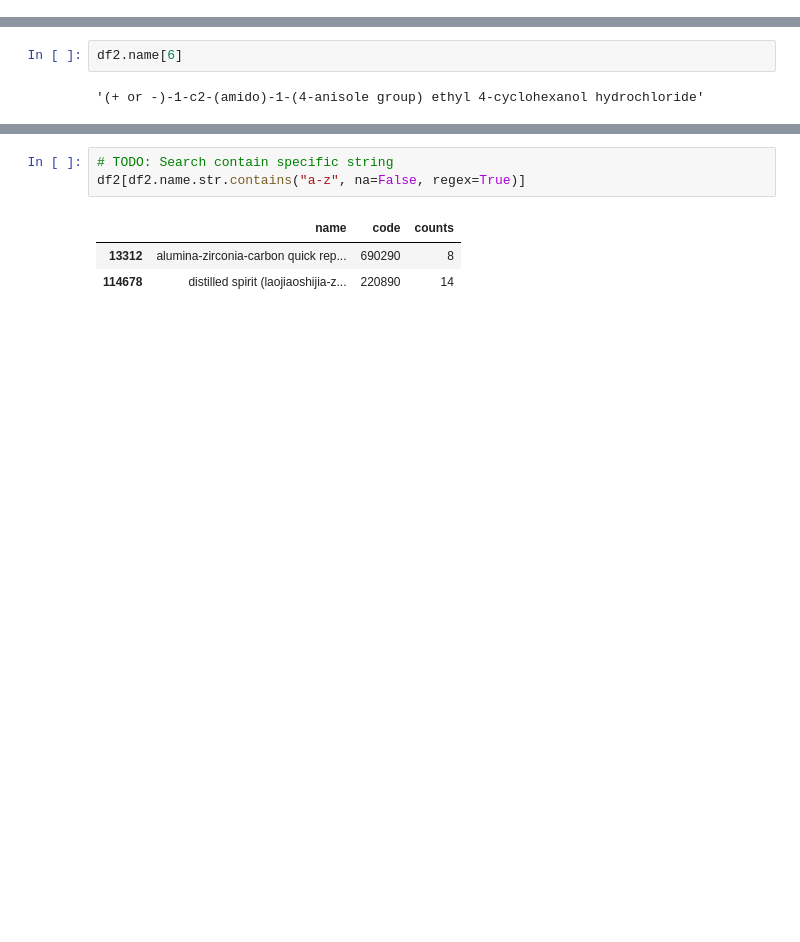
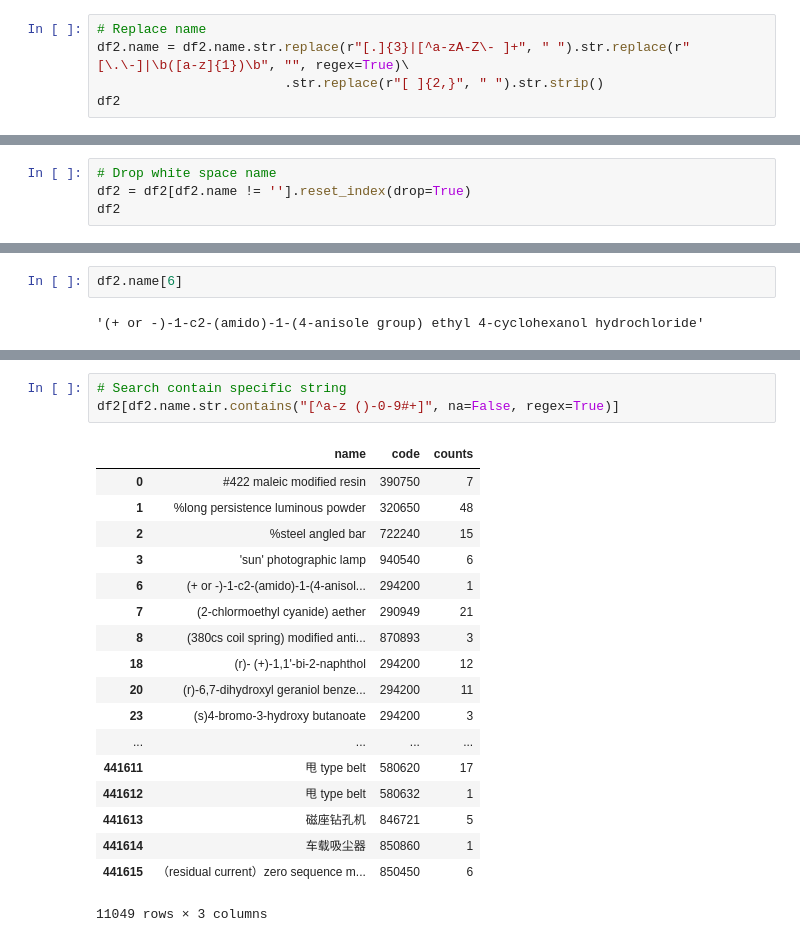
Before and after one commit to yiyc-kr/pandas-modules, a Jupyter notebook: pandas_study.ipynb, the cells around one changed output, grey strips where cells are left out. Saved outputs shown, nothing was run; the diff lists cells and outputs as text; blank space fills up the shorter version.

Commit message:
feat: Update pandas_study.ipynb to include replacing name

```diff
--- a/pandas_study.ipynb
+++ b/pandas_study.ipynb
@@ -80,0 +95,5 @@ df2
+# %%
+# Replace name
+df2.name = df2.name.str.replace(r"[.]{3}|[^a-zA-Z\- ]+", " ").str.replace(r"[\.\-]|\b([a-z]{1})\b", "", regex=True)\
+                        .str.replace(r"[ ]{2,}", " ").str.strip()
+df2
@@ -103,0 +142,4 @@ df2
+# %%
+# Drop white space name
+df2 = df2[df2.name != ''].reset_index(drop=True)
+df2
@@ -130,7 +212,22 @@ df2[df2.duplicated(["name"], keep=False)]
 # %%
-# TODO: Search contain specific string
-df2[df2.name.str.contains("a-z", na=False, regex=True)]
+# Search contain specific string
+df2[df2.name.str.contains("[^a-z ()-0-9#+]", na=False, regex=True)]
 # %% [output]
 |  | name | code | counts |
-| 13312 | alumina-zirconia-carbon quick rep... | 690290 | 8 |
-| 114678 | distilled spirit (laojiaoshijia-z... | 220890 | 14 |
+| 0 | #422 maleic modified resin | 390750 | 7 |
+| 1 | %long persistence luminous powder | 320650 | 48 |
+| 2 | %steel angled bar | 722240 | 15 |
+| 3 | 'sun' photographic lamp | 940540 | 6 |
+| 6 | (+ or -)-1-c2-(amido)-1-(4-anisol... | 294200 | 1 |
+| 7 | (2-chlormoethyl cyanide) aether | 290949 | 21 |
+| 8 | (380cs coil spring) modified anti... | 870893 | 3 |
+| 18 | (r)- (+)-1,1'-bi-2-naphthol | 294200 | 12 |
+| 20 | (r)-6,7-dihydroxyl geraniol benze... | 294200 | 11 |
+| 23 | (s)4-bromo-3-hydroxy butanoate | 294200 | 3 |
+| ... | ... | ... | ... |
+| 441611 | 甩 type belt | 580620 | 17 |
+| 441612 | 甩 type belt | 580632 | 1 |
+| 441613 | 磁座钻孔机 | 846721 | 5 |
+| 441614 | 车载吸尘器 | 850860 | 1 |
+| 441615 | （residual current）zero sequence m... | 850450 | 6 |
+11049 rows × 3 columns
```
Also changed, not shown: parts of 11 cells of this notebook.
